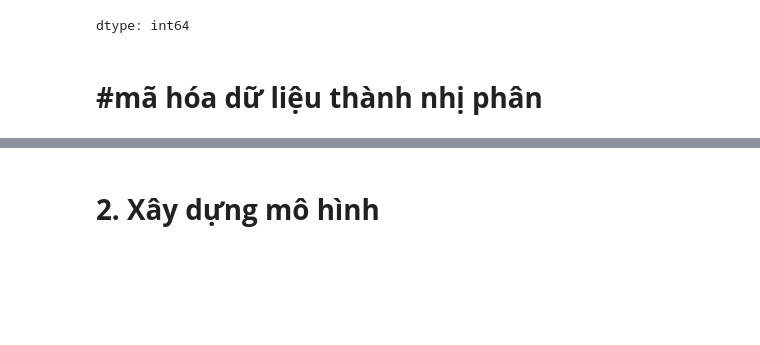
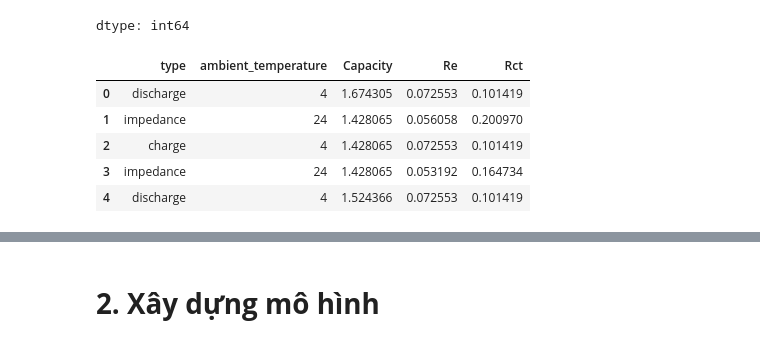
Before and after one commit to ldc-369/electric-vehicle-battery-life-prediction, a Jupyter notebook: train_model.ipynb, the cells around one changed output, grey strips where cells are left out. Saved outputs shown, nothing was run; the diff lists cells and outputs as text; code cells hidden in the pictures; blank space fills up the shorter version.

```diff
--- a/train_model.ipynb
+++ b/train_model.ipynb
@@ -150,6 +183,13 @@ df["type"].value_counts()
 | discharge | 2794 |
 | impedance | 1956 |
 dtype: int64
-# %% [markdown]
-# **#mã hóa dữ liệu thành nhị phân**
+# %%
+df.head()
+# %% [output]
+|  | type | ambient_temperature | Capacity | Re | Rct |
+| 0 | discharge | 4 | 1.674305 | 0.072553 | 0.101419 |
+| 1 | impedance | 24 | 1.428065 | 0.056058 | 0.200970 |
+| 2 | charge | 4 | 1.428065 | 0.072553 | 0.101419 |
+| 3 | impedance | 24 | 1.428065 | 0.053192 | 0.164734 |
+| 4 | discharge | 4 | 1.524366 | 0.072553 | 0.101419 |
 # %%
```
Also changed, not shown: parts of 49 cells of this notebook, 9 other files.
